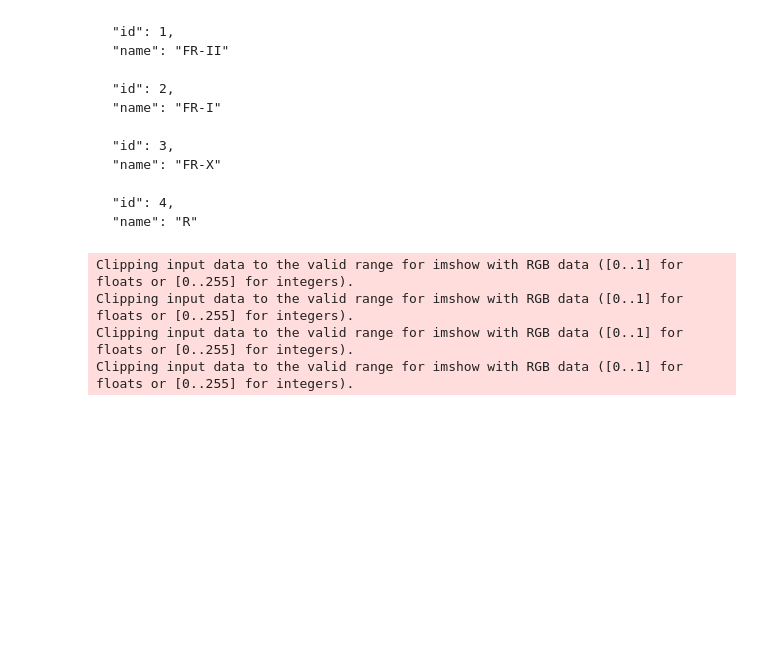
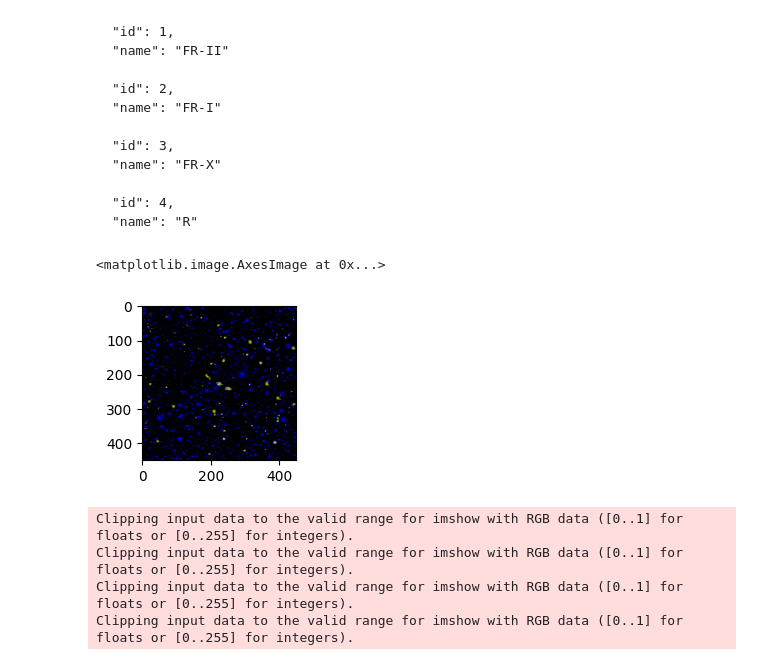
Before and after one commit to kach0w/Radio-Galaxy, a Jupyter notebook: notebooks/eda.ipynb, the cells around one changed output. Saved outputs shown, nothing was run; the diff lists cells and outputs as text; code cells hidden in the pictures; blank space fills up the shorter version.

```diff
--- a/notebooks/eda.ipynb
+++ b/notebooks/eda.ipynb
@@ -64,3 +54,15 @@ plt.imshow(train_image_arr[0])
+# %%
+train_image_arr = get_train_data()[0]
+test_image_arr = get_test_data()[0]
+train_label = get_train_data()[-1]
+test_label = get_test_data()[-1]
+# %%
+fig = plt.figure(figsize=(15, 2))
+ax1 = fig.add_subplot(1,1,1)
+ax1.imshow(train_image_arr[0])
+# %% [output]
+<matplotlib.image.AxesImage at 0x...>
+[figure, added]
 # %%
 titles = ['Approximation', ' Horizontal detail',
           'Vertical detail', 'Diagonal detail']
```
Also changed, not shown: parts of 11 cells of this notebook, 4 other files.
